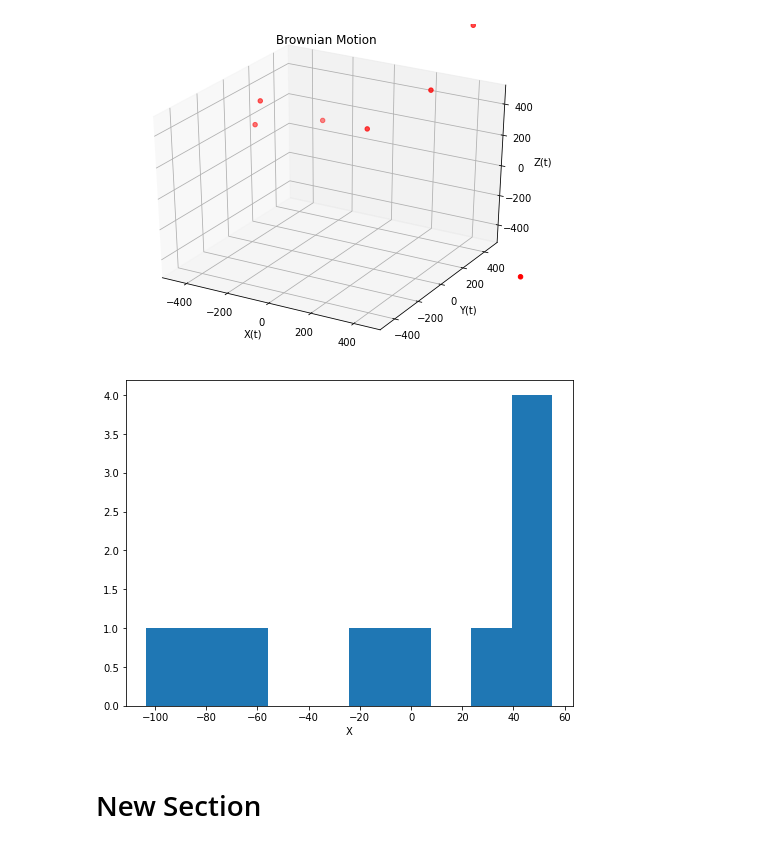
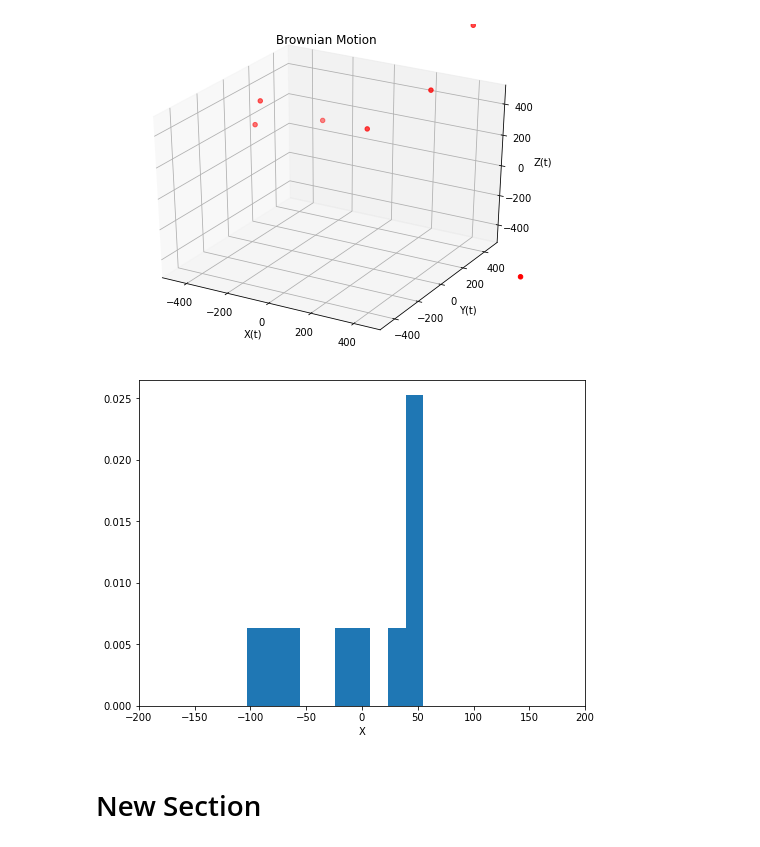
Before and after one commit to RoetGer/decisions-under-uncertainty, a Jupyter notebook: solved_problems.ipynb, the cells around one changed output. Drawn from its saved outputs; the diff is of its cells as text; code cells hidden in the pictures.

```diff
--- a/solved_problems.ipynb
+++ b/solved_problems.ipynb
@@ -1408,32 +1408,32 @@ anim.save('BrowniamMotion.gif', writer = "pillow", fps=10 )
 # %%
 import numpy as np
 import matplotlib.pyplot as plt
 import matplotlib.animation as animation
 
 fig = plt.figure(figsize=(8,6))
 ax = plt.axes()
 
 N=200
 #val1 = 500
 np.random.seed(5)
 
 def frame(w):
     ax.clear()
 
     x = np.random.normal(loc=0.0,scale=50.0,size=10)
+    ax.set_xlabel('X')
+    ax.set_xlim(-200, 200)
 
-    ax.set_xlabel('X')
-
-    plot=ax.hist(x)
+    plot=ax.hist(x, density=True)
 
     return plot
 
 
 anim = animation.FuncAnimation(fig, frame, frames=100, blit=False, repeat=True)
 
 anim.save('hist.gif', writer = "pillow", fps=10 )
 # %% [output]
-[figure, old version]
+[figure, new version]
 # %% [markdown]
 # New Section
 # %%
```
Also changed, not shown: parts of 3 cells of this notebook.
